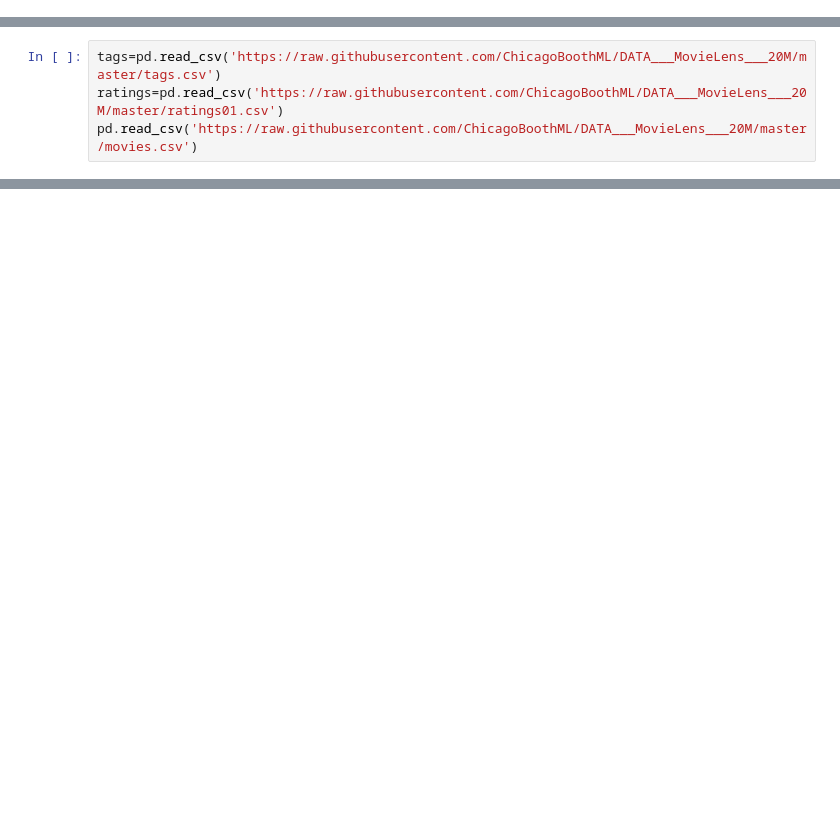
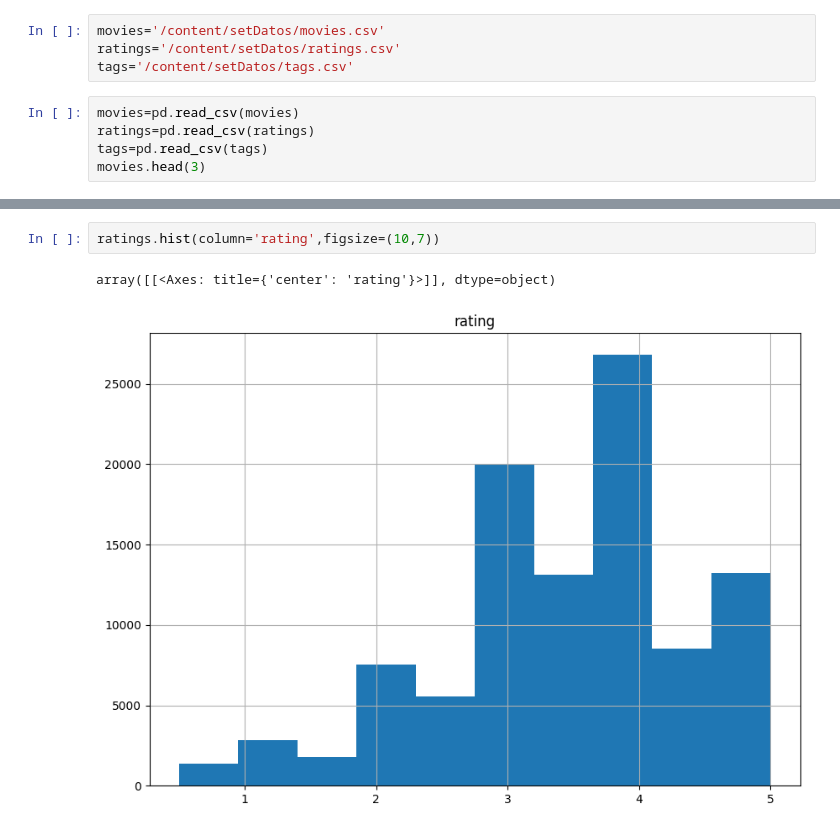
Before and after one commit to AndyJVM/AI2023_AndyVera, a Jupyter notebook: pandas.ipynb, the cells around one changed output, grey strips where cells are left out. Saved outputs shown, nothing was run; the diff lists cells and outputs as text; blank space fills up the shorter version.

```diff
--- a/pandas.ipynb
+++ b/pandas.ipynb
@@ -14,0 +5,9 @@ dtype: int64
+# %%
+movies='/content/setDatos/movies.csv'
+ratings='/content/setDatos/ratings.csv'
+tags='/content/setDatos/tags.csv'
+# %%
+movies=pd.read_csv(movies)
+ratings=pd.read_csv(ratings)
+tags=pd.read_csv(tags)
+movies.head(3)
@@ -120,4 +40,0 @@ df
-# %%
-tags=pd.read_csv('https://raw.githubusercontent.com/ChicagoBoothML/DATA___MovieLens___20M/master/tags.csv')
-ratings=pd.read_csv('https://raw.githubusercontent.com/ChicagoBoothML/DATA___MovieLens___20M/master/ratings01.csv')
-pd.read_csv('https://raw.githubusercontent.com/ChicagoBoothML/DATA___MovieLens___20M/master/movies.csv')
@@ -141,0 +188,5 @@ tags.shape
+# %%
+ratings.hist(column='rating',figsize=(10,7))
+# %% [output]
+array([[<Axes: title={'center': 'rating'}>]], dtype=object)
+[figure, added]
```
Also changed, not shown: parts of 64 cells of this notebook.
